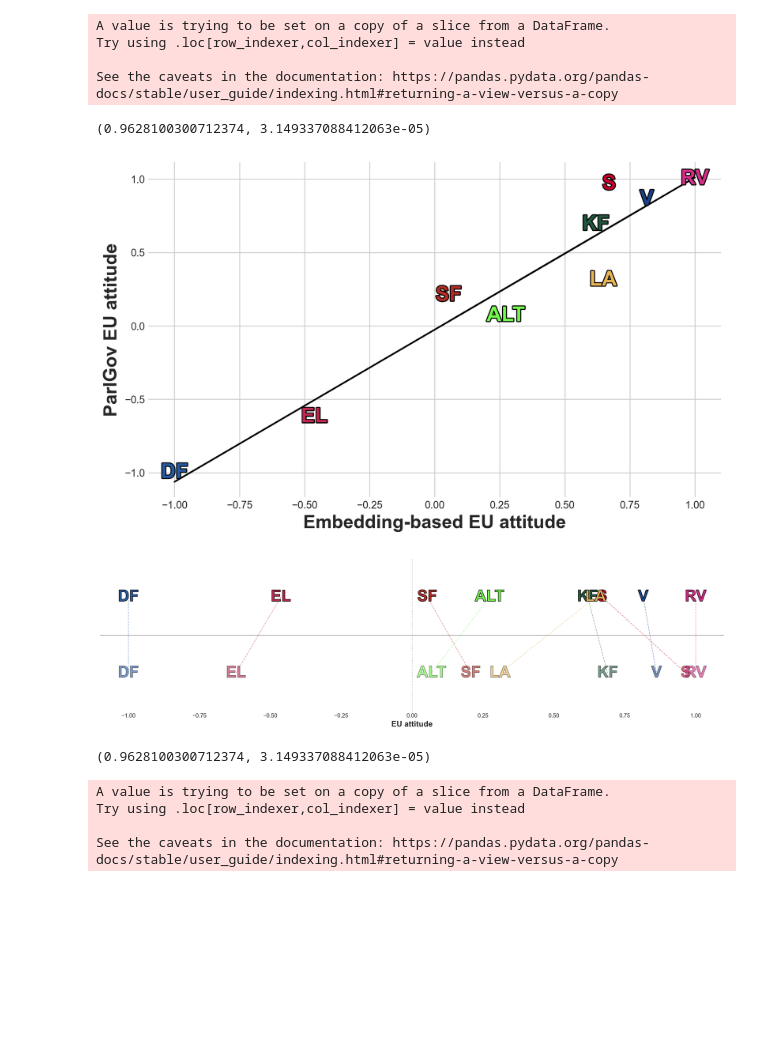
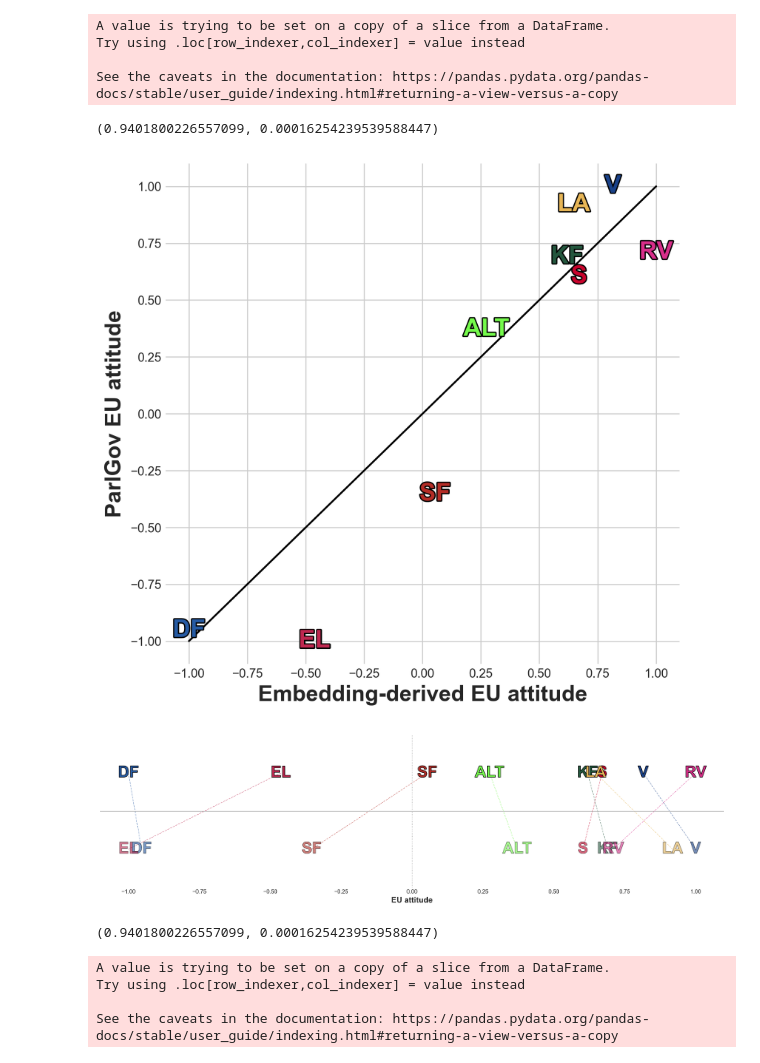
Before and after one commit to paride92/GeneralisedPoliticalScaling, a Jupyter notebook: project_eu_attitudes.ipynb, the cells around one changed output. Drawn from its saved outputs; the diff is of its cells as text; code cells hidden in the pictures; blank space fills up the shorter version.

```diff
--- a/project_eu_attitudes.ipynb
+++ b/project_eu_attitudes.ipynb
@@ -591,44 +591,49 @@ Try using .loc[row_indexer,col_indexer] = value instead
 
 See the caveats in the documentation: https://pandas.pydata.org/pandas-docs/stable/user_guide/indexing.html#returning-a-view-versus-a-copy
 # %%
-comp_metric = 'eu_avg'
-#comp_metric = 'PG_eu'
+#comp_metric = 'eu_avg'
+comp_metric = 'PG_eu'
 
 # pearson's r of pos and PG_eu
 from scipy.stats import pearsonr
 print(pearsonr(df_plot['pos'], df_plot[comp_metric]))
 
 # scatter pos and PG_eu
-plt.figure(figsize=(10, 6))
+plt.figure(figsize=(7.5, 7.5))
 plt.scatter(df_plot['pos'], df_plot[comp_metric], color='none')
 plt.xlabel('Embedding-derived EU attitude', weight='bold', size=18)
 plt.ylabel('ParlGov EU attitude', weight='bold', size=18)
+plt.xlim(-1.1, 1.1)
+plt.ylim(-1.1, 1.1)
 
 # add regression line
-from scipy.stats import linregress
-slope, intercept, r_value, p_value, std_err = linregress(df_plot['pos'], df_plot[comp_metric])
-plt.plot(df_plot['pos'], intercept + slope*df_plot['pos'], 'black')
+# from scipy.stats import linregress
+# slope, intercept, r_value, p_value, std_err = linregress(df_plot['pos'], df_plot[comp_metric])
+# plt.plot(df_plot['pos'], intercept + slope*df_plot['pos'], 'black')
+
+# draw line from -1,-1 to 1,1
+plt.plot([-1, 1], [-1, 1], 'black')
 
 plt.box(False)
 
 # add party labels
 for i, txt in enumerate(df_plot['party']):
     plt.text(
         df_plot['pos'][i],
         df_plot[comp_metric][i],
         txt,
         ha='center',
         va='center',
         fontsize=20,
         color=df_plot['color'][i],
         weight='bold',
         path_effects=[pe.withStroke(linewidth=2, foreground='black')]
         )
 
 plt.show()
 # %% [output]
-(0.9628100300712374, 3.149337088412063e-05)
+(0.9401800226557099, 0.00016254239539588447)
-[figure, old version]
+[figure, new version]
 # %%
 plt.style.use('seaborn-whitegrid')
 fig = plt.figure(figsize=(20,5))
@@ -669,13 +674,13 @@ ax.set_ylim(-0.02, 0.02)
 # Show the plot
 plt.show()
 # %% [output]
-[figure, old version]
+[figure, new version]
 # %%
 # Pearson correlation between pos and comp_metric
 from scipy.stats import pearsonr
 print(pearsonr(df_plot['pos'], df_plot[comp_metric]))
 # %% [output]
-(0.9628100300712374, 3.149337088412063e-05)
+(0.9401800226557099, 0.00016254239539588447)
 # %%
 # count number of documents per party
 df_plot['count'] = df_plot['party'].map(parl_data['party'].value_counts(normalize=True))
```
Also changed, not shown: parts of 13 cells of this notebook, 2 other files.
